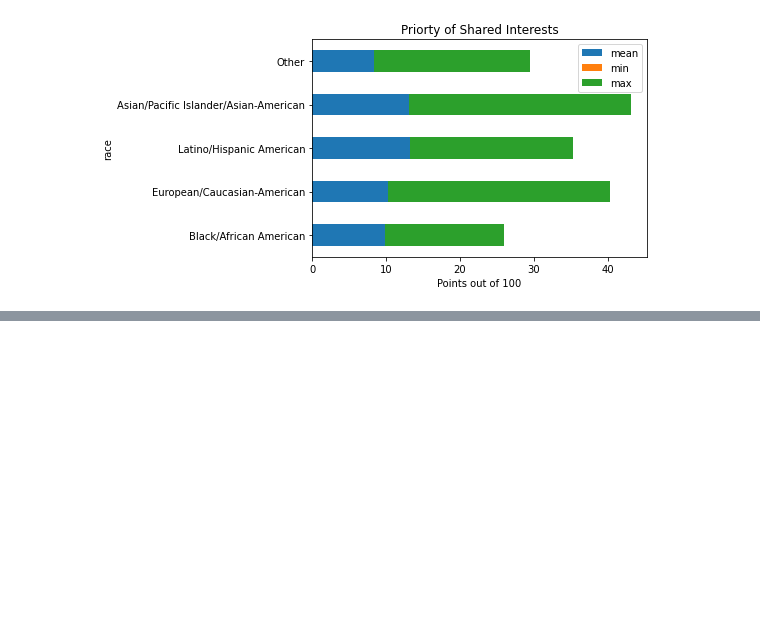
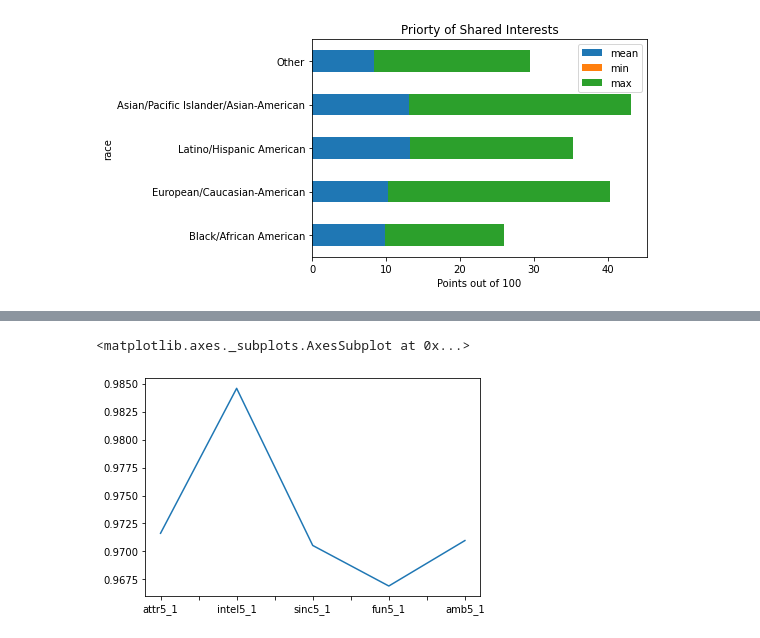
Before and after one commit to okwan91/Speed_dating, a Jupyter notebook: Notebooks/Graphs.ipynb, the cells around one changed output, grey strips where cells are left out. Cells and saved outputs as stored; diff of their text form; code cells hidden in the pictures; blank space fills up the shorter version.

```diff
--- a/Notebooks/Graphs.ipynb
+++ b/Notebooks/Graphs.ipynb
@@ -166,3 +166,11 @@ Text(0.5, 0, 'Points out of 100')
 [figure]
 [figure]
 [figure]
+# %%
+market = ['attr5_1','intel5_1','sinc5_1','fun5_1','amb5_1']
+self = ['attr3_1','intel3_1','sinc3_1','fun3_1','amb3_1']
+scores = data[['iid','gender','race','age','income','attr3_1','intel3_1','sinc3_1','fun3_1','amb3_1','attr5_1','intel5_1','sinc5_1','fun5_1','amb5_1']].copy().fillna(0)
+scores['Total Market Rating'] = scores[market].sum(axis=1)
+scores['Total Self Rating'] = scores[self].sum(axis=1)
+grouped = scores.groupby('iid').agg('max')
+grouped
@@ -168,0 +192,21 @@ Text(0.5, 0, 'Points out of 100')
+# %%
+'''How do you think you measure up?
+Please rate your opinion of your own attributes, on a scale of 1-10 (be honest!):
+attr3_1
+Attractive
+sinc3_1
+Sincere
+int3_1
+Intelligent
+fun3_1
+Fun
+amb3_1
+Ambitious'''
+
+corr_market = grouped.corr().filter(market).drop(market)
+corr_self = grouped.corr().filter(self).drop(self)
+# %%
+corr_market.loc['Total Market Rating'].plot()
+# %% [output]
+<matplotlib.axes._subplots.AxesSubplot at 0x...>
+[figure, added]
```
Also changed, not shown: parts of 2 cells of this notebook.
